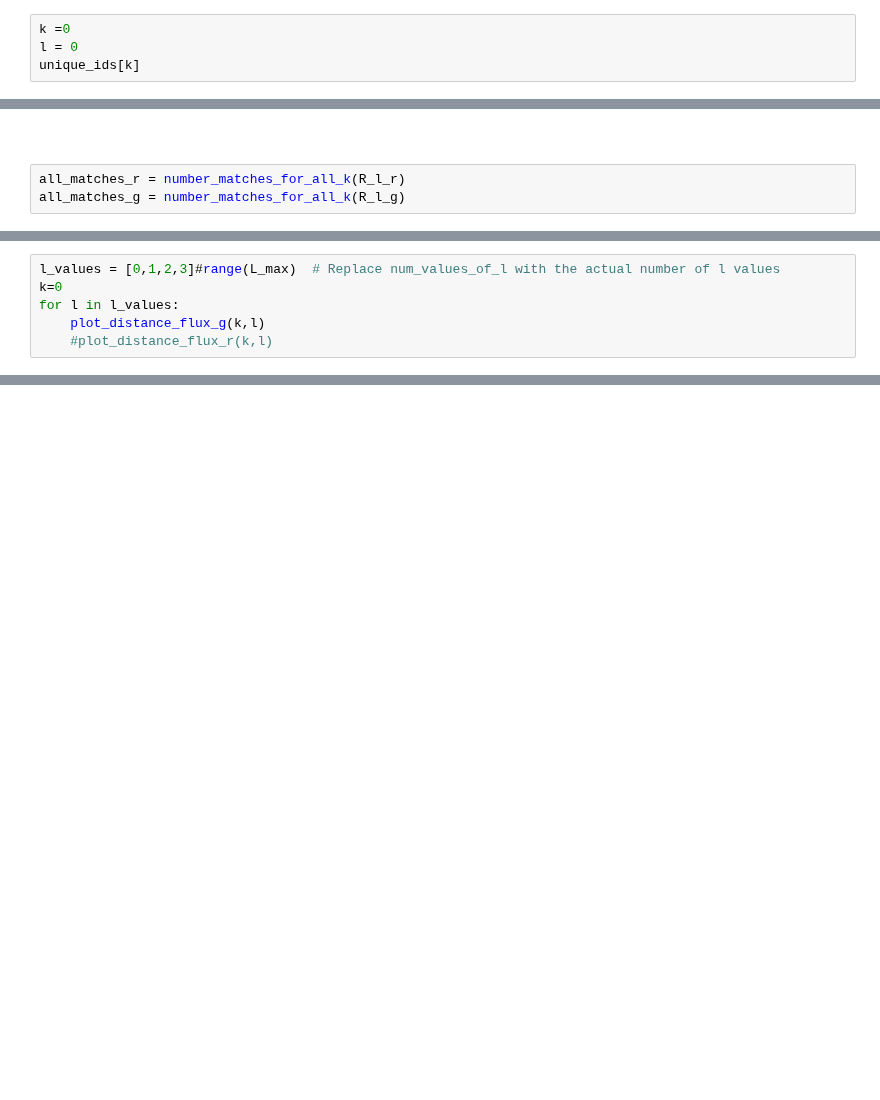
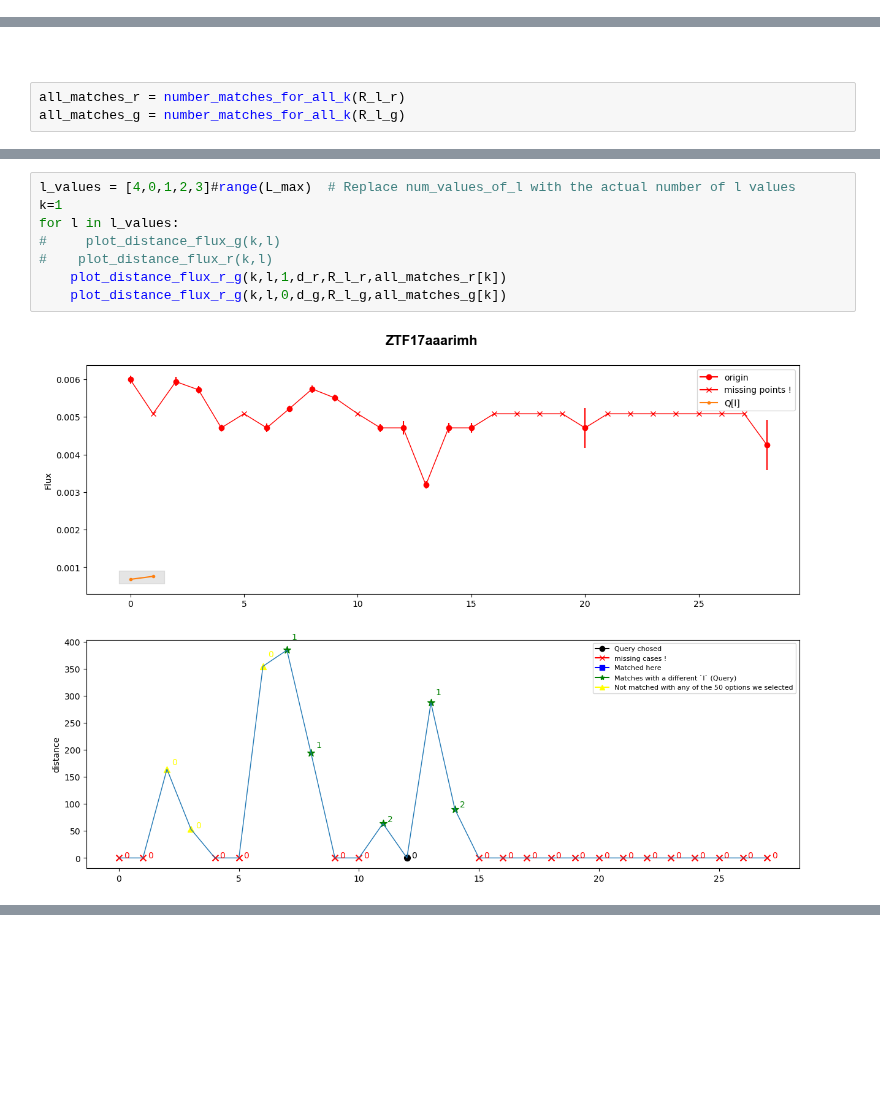
Before and after one commit to ManuGangler/FAnomAlly, a Jupyter notebook: notebook/retrieve_data.ipynb, the cells around one changed output, grey strips where cells are left out. Drawn from its saved outputs; the diff is of its cells as text; blank space fills up the shorter version.

Commit message:
generelate r/g plots

```diff
--- a/notebook/retrieve_data.ipynb
+++ b/notebook/retrieve_data.ipynb
@@ -251,7 +262,3 @@ data = np.load('nested_arrays.npz', allow_pickle=True)
-# %%
-k =0
-l = 0
-unique_ids[k]
 # %%
 #matches = number_matches(R_l[k])
 def number_matches(R_l_k):
@@ -852,6 +768,10 @@ def plot_distance_flux_r(k,l,):
 # %%
-l_values = [0,1,2,3]#range(L_max)  # Replace num_values_of_l with the actual number of l values
-k=0
+l_values = [4,0,1,2,3]#range(L_max)  # Replace num_values_of_l with the actual number of l values
+k=1
 for l in l_values:
-    plot_distance_flux_g(k,l)
-    #plot_distance_flux_r(k,l)
+#     plot_distance_flux_g(k,l)
+#    plot_distance_flux_r(k,l)
+    plot_distance_flux_r_g(k,l,1,d_r,R_l_r,all_matches_r[k])
+    plot_distance_flux_r_g(k,l,0,d_g,R_l_g,all_matches_g[k])
+# %% [output]
+[figure, added]
```
Also changed, not shown: parts of 20 cells of this notebook.
